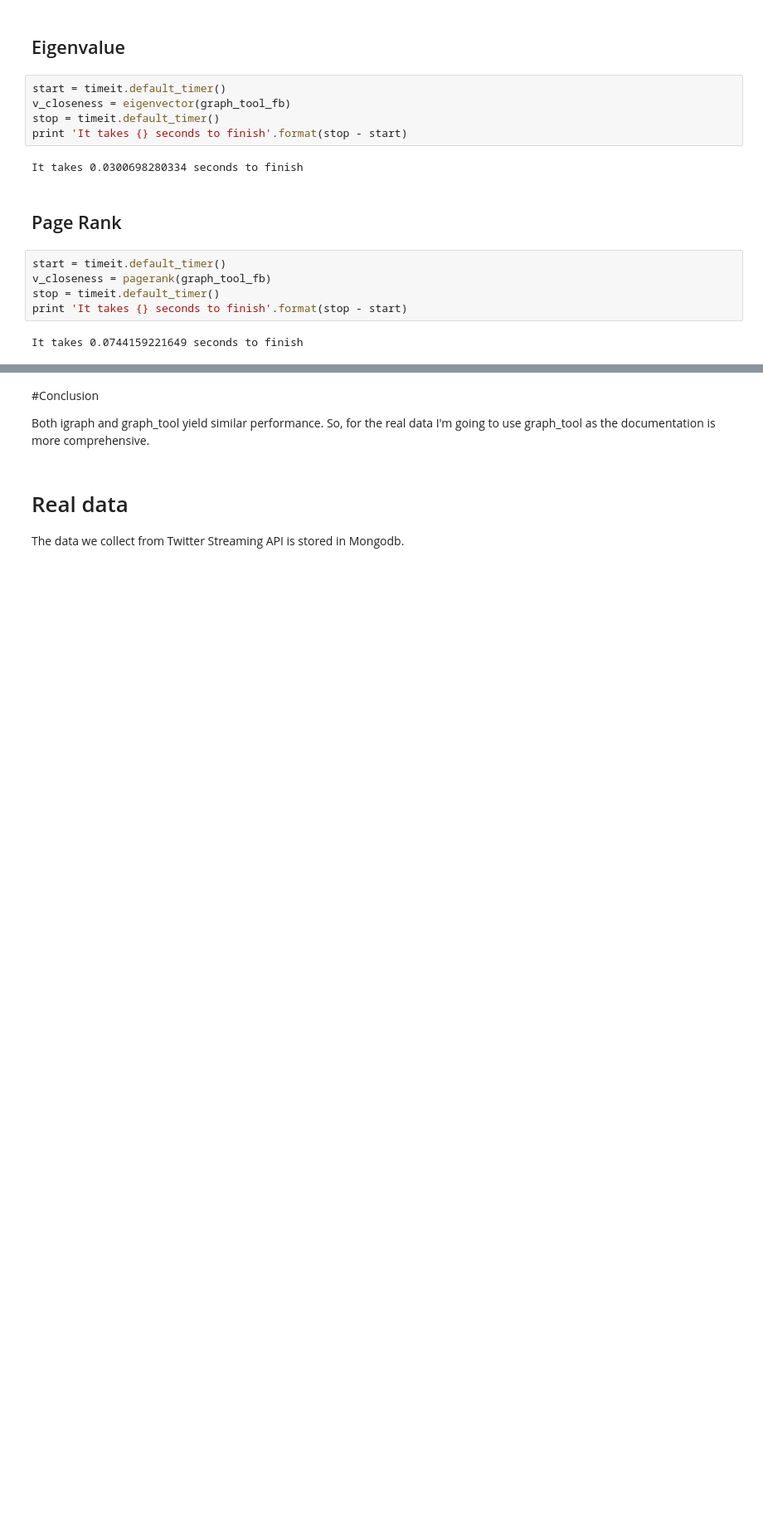
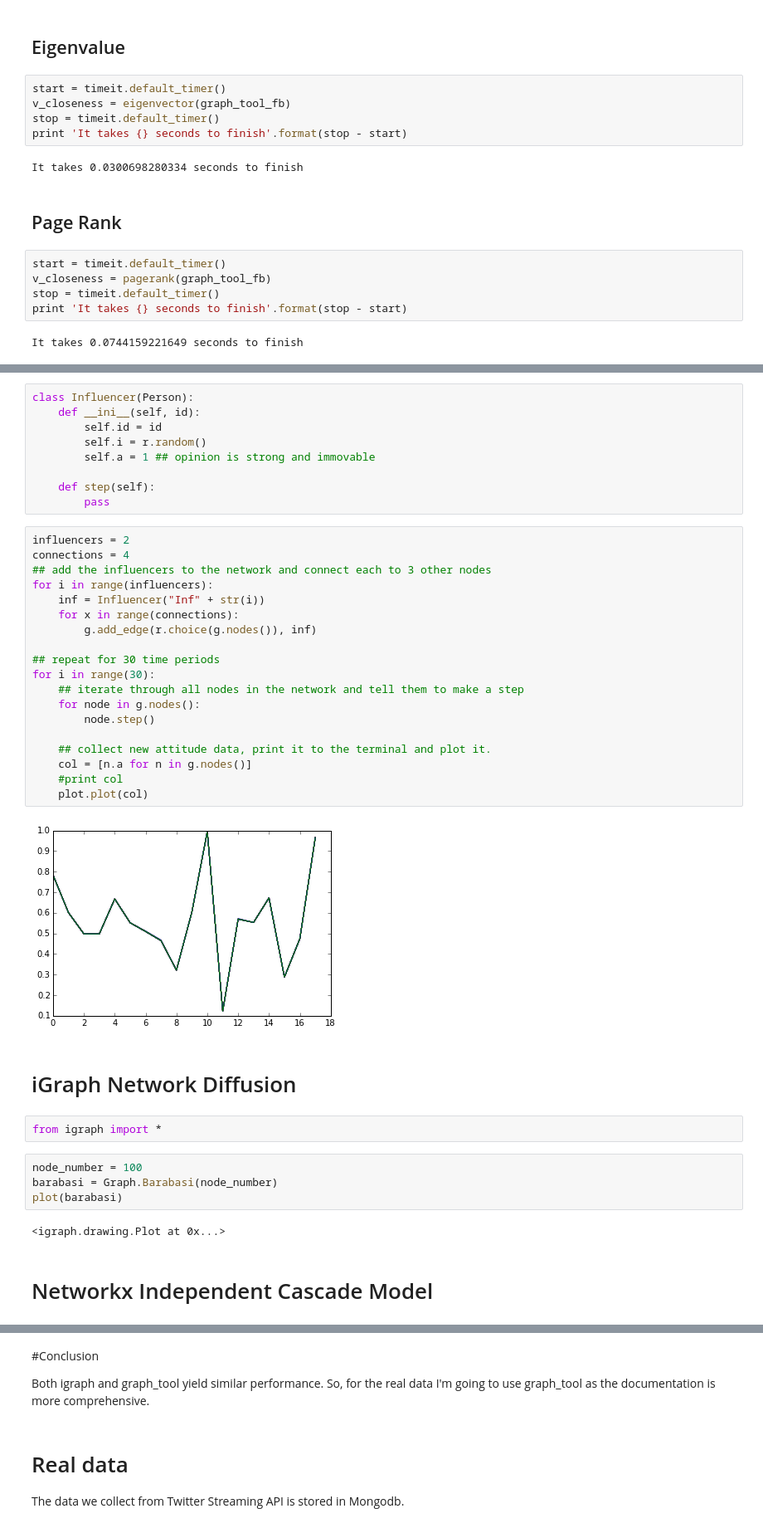
Before and after one commit to noppanit/sweepy, a Jupyter notebook: Twitter Network.ipynb, the cells around one changed output, grey strips where cells are left out. Shown: that part at 83% size. Cells and saved outputs as stored; diff of their text form; blank space fills up the shorter version.

```diff
--- a/Twitter Network.ipynb
+++ b/Twitter Network.ipynb
@@ -363,0 +448,42 @@ It takes 0.0744159221649 seconds to finish
+# %%
+class Influencer(Person):
+    def __ini__(self, id):
+        self.id = id
+        self.i = r.random()
+        self.a = 1 ## opinion is strong and immovable
+
+    def step(self):
+        pass
+# %%
+influencers = 2
+connections = 4
+## add the influencers to the network and connect each to 3 other nodes
+for i in range(influencers):
+    inf = Influencer("Inf" + str(i))
+    for x in range(connections):
+        g.add_edge(r.choice(g.nodes()), inf)
+
+## repeat for 30 time periods
+for i in range(30):
+    ## iterate through all nodes in the network and tell them to make a step
+    for node in g.nodes():
+        node.step()
+
+    ## collect new attitude data, print it to the terminal and plot it.
+    col = [n.a for n in g.nodes()]
+    #print col
+    plot.plot(col)
+# %% [output]
+[figure, added]
+# %% [markdown]
+# iGraph Network Diffusion
+# %%
+from igraph import *
+# %%
+node_number = 100
+barabasi = Graph.Barabasi(node_number)
+plot(barabasi)
+# %% [output]
+<igraph.drawing.Plot at 0x...>
+# %% [markdown]
+# Networkx Independent Cascade Model
```
Also changed, not shown: parts of 33 cells of this notebook.
